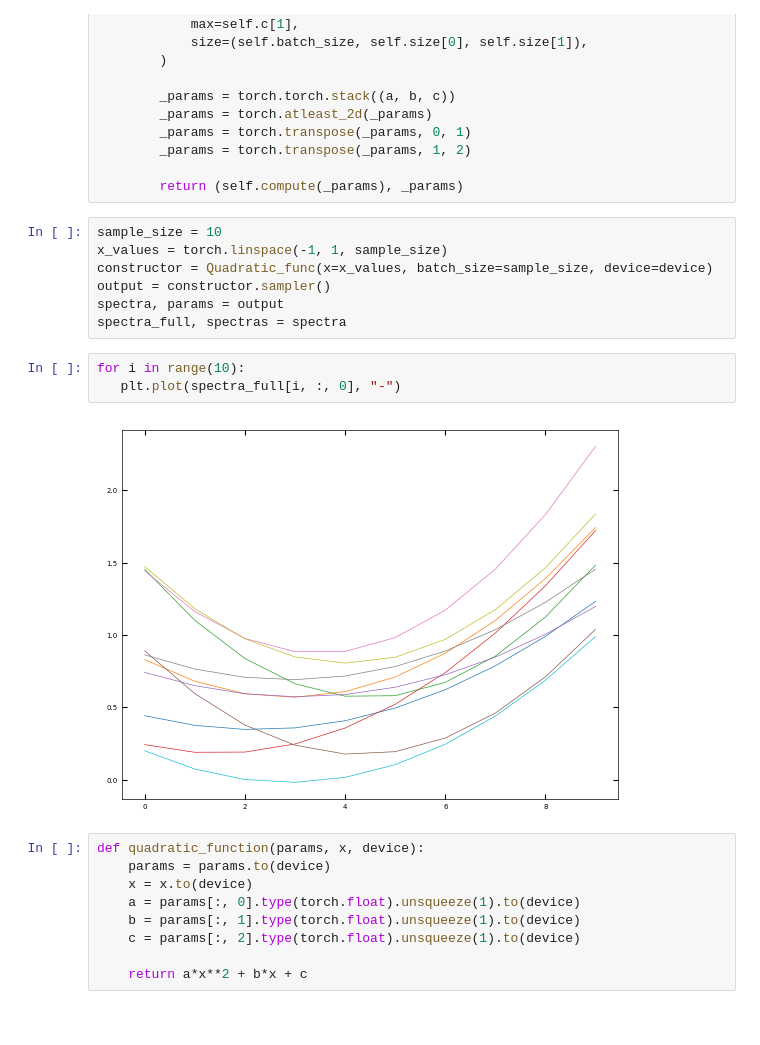
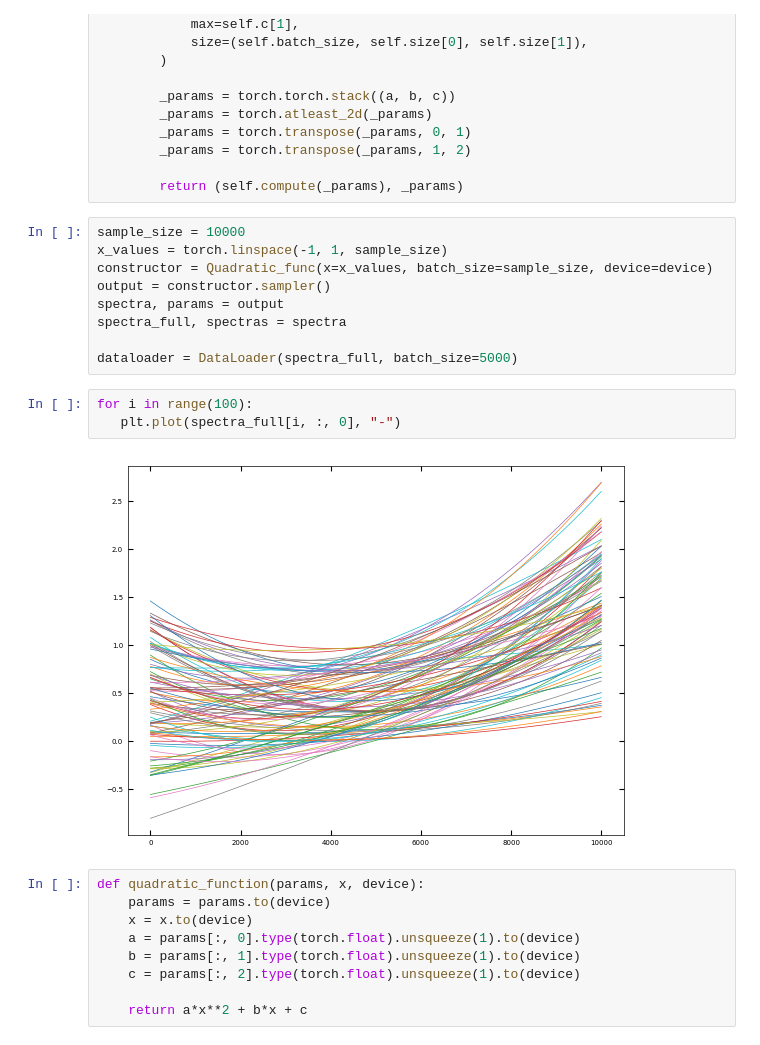
Before and after one commit to ctsai64/1DFitter, a Jupyter notebook: quadratic_function_multiscale1dfitter.ipynb, the cells around one changed output. Drawn from its saved outputs; the diff is of its cells as text.

```diff
--- a/quadratic_function_multiscale1dfitter.ipynb
+++ b/quadratic_function_multiscale1dfitter.ipynb
@@ -258,17 +206,19 @@ class Quadratic_func:
 
         return (self.compute(_params), _params)
 # %%
-sample_size = 10
+sample_size = 10000
 x_values = torch.linspace(-1, 1, sample_size)
 constructor = Quadratic_func(x=x_values, batch_size=sample_size, device=device)
 output = constructor.sampler()
 spectra, params = output
 spectra_full, spectras = spectra
+
+dataloader = DataLoader(spectra_full, batch_size=5000)
 # %%
-for i in range(10):
+for i in range(100):
    plt.plot(spectra_full[i, :, 0], "-")
 # %% [output]
-[figure, old version]
+[figure, new version]
 # %%
 def quadratic_function(params, x, device):
     params = params.to(device)
```
Also changed, not shown: parts of 5 cells of this notebook.
